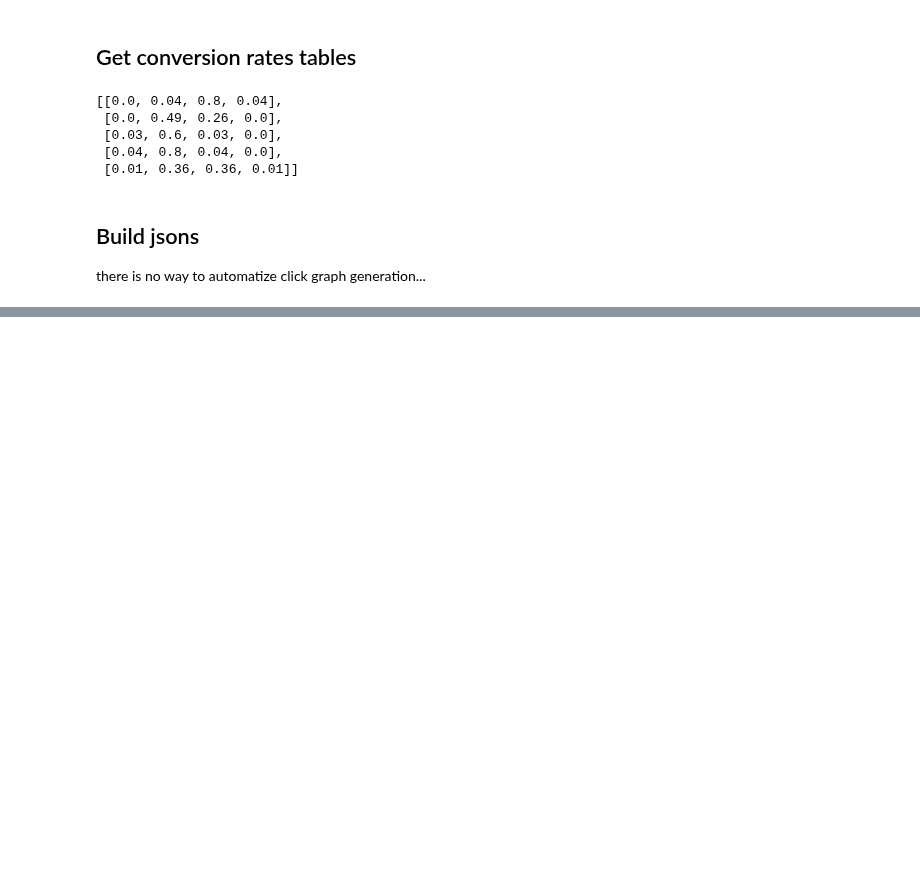
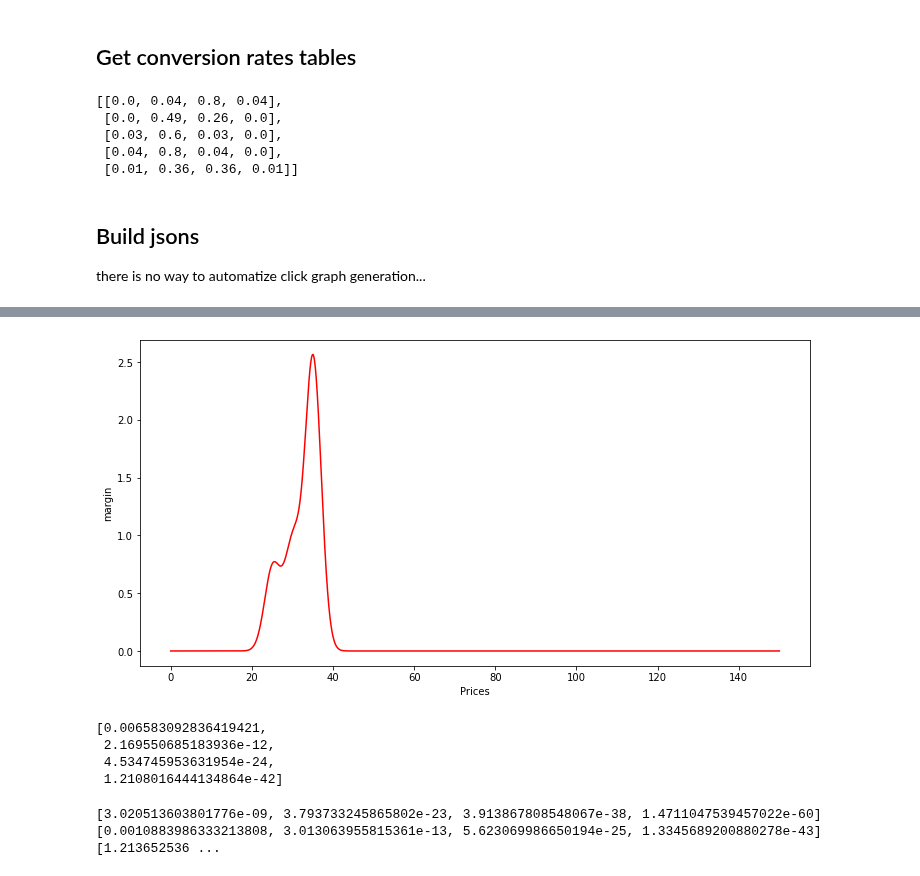
Before and after one commit to VladMarianCimpeanu/OLA_project, a Jupyter notebook: customers_parameters.ipynb, the cells around one changed output, grey strips where cells are left out. Drawn from its saved outputs; the diff is of its cells as text; code cells hidden in the pictures; blank space fills up the shorter version.

```diff
--- a/customers_parameters.ipynb
+++ b/customers_parameters.ipynb
@@ -472,0 +578,29 @@ with open(file_path, 'w') as outfile:
+# %%
+expected_margin_13 = 0
+for i in range(classes):
+    expected_margin_13 += cv_13[i] * customer_distribution[i] * alphas[0][i] * n_items[0][i]
+expected_margin_13 = expected_margin_13 * prices
+
+plt.figure(figsize=(12,6))
+plt.plot(prices, expected_margin_13, color="red")
+plt.xlabel("Prices")
+plt.ylabel("margin")
+plt.show()
+# %% [output]
+[figure, added]
+# %%
+selected_prices_13 = np.array([42, 50, 56, 63]) * cents
+product1_margins_13 = [expected_margin_13[int(p)] for p in selected_prices_13]
+product1_margins_13
+# %% [output]
+[0.006583092836419421,
+ 2.169550685183936e-12,
+ 4.534745953631954e-24,
+ 1.2108016444134864e-42]
+# %%
+c13_p1 = [cv_13[0][p] for p in selected_prices_13]
+c23_p1 = [cv_13[1][p] for p in selected_prices_13]
+c33_p1 = [cv_13[2][p] for p in selected_prices_13]
+print(c13_p1, c23_p1, c33_p1)
+# %% [output]
+[3.020513603801776e-09, 3.793733245865802e-23, 3.913867808548067e-38, 1.4711047539457022e-60] [0.0010883986333213808, 3.013063955815361e-13, 5.623069986650194e-25, 1.3345689200880278e-43] [1.213652536 ...
```
Also changed, not shown: parts of 65 cells of this notebook, 4 other files.
